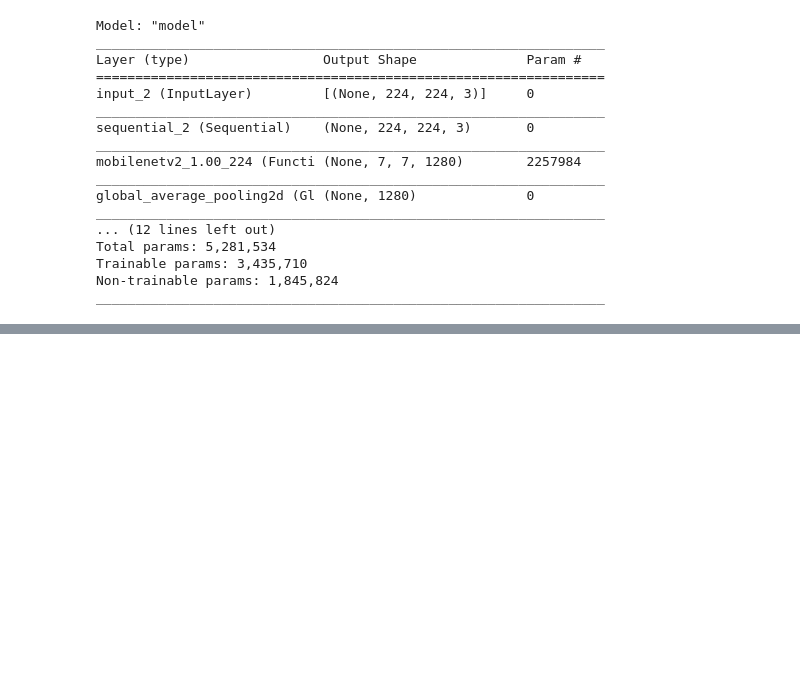
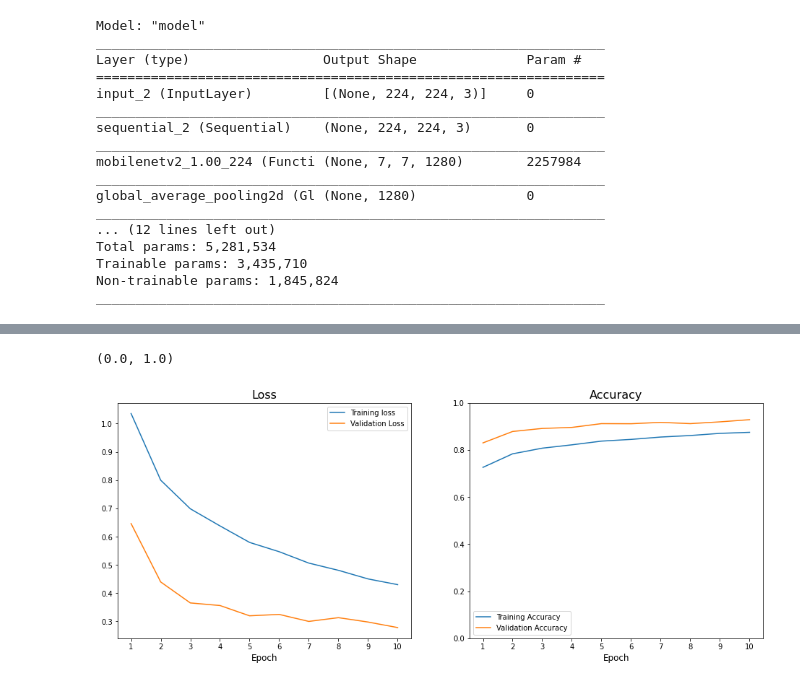
Before and after one commit to Matthew-Weisberg/BirdClassifier, a Jupyter notebook: bird-classifier.ipynb, the cells around one changed output, grey strips where cells are left out. Saved outputs shown, nothing was run; the diff lists cells and outputs as text; code cells hidden in the pictures; blank space fills up the shorter version.

```diff
--- a/bird-classifier.ipynb
+++ b/bird-classifier.ipynb
@@ -200,0 +217,16 @@ model.save_weights("./Bird Classifer Weights.h5")
+# %%
+model.layers[2].trainable = True
+
+for layer in model.layers[2].layers[:-20]:
+    layer.trainable = False
+# %%
+optimizer_2 = tf.keras.optimizers.Adam(learning_rate = LEARNING_RATE * 0.1)
+
+loss_2 = tf.keras.losses.CategoricalCrossentropy(from_logits=False)
+
+model.compile(optimizer = optimizer_2,
+              loss = loss_2,
+              metrics=['accuracy'])
+# %%
+Second_Training = 10
+history_2 = model.fit(train, validation_data=valid, epochs=Second_Training)
@@ -200,0 +254,23 @@ model.save_weights("./Bird Classifer Weights.h5")
+# %%
+fig, (ax1, ax2) = plt.subplots(1,2, figsize=(16,6))
+title_fontsize = 16
+axis_fontsize = 12
+
+ax1.plot(range(1, Second_Training + 1), history_2.history['loss'], label='Training loss')
+ax1.plot(range(1, Second_Training + 1), history_2.history['val_loss'], label='Validation Loss')
+ax1.legend()
+ax1.set_xticks(range(1, Second_Training + 1))
+ax1.set_title('Loss', fontsize=title_fontsize)
+ax1.set_xlabel('Epoch', fontsize=axis_fontsize)
+
+ax2.plot(range(1, Second_Training + 1), history_2.history['accuracy'], label='Training Accuracy')
+ax2.plot(range(1, Second_Training + 1), history_2.history['val_accuracy'], label='Validation Accuracy')
+ax2.legend()
+ax2.set_xticks(range(1, Second_Training + 1))
+ax2.set_title('Accuracy', fontsize=title_fontsize)
+ax2.set_xlabel('Epoch', fontsize=axis_fontsize);
+
+ax2.set_ylim([0,1])
+# %% [output]
+(0.0, 1.0)
+[figure, added]
```
Also changed, not shown: parts of 10 cells of this notebook.
